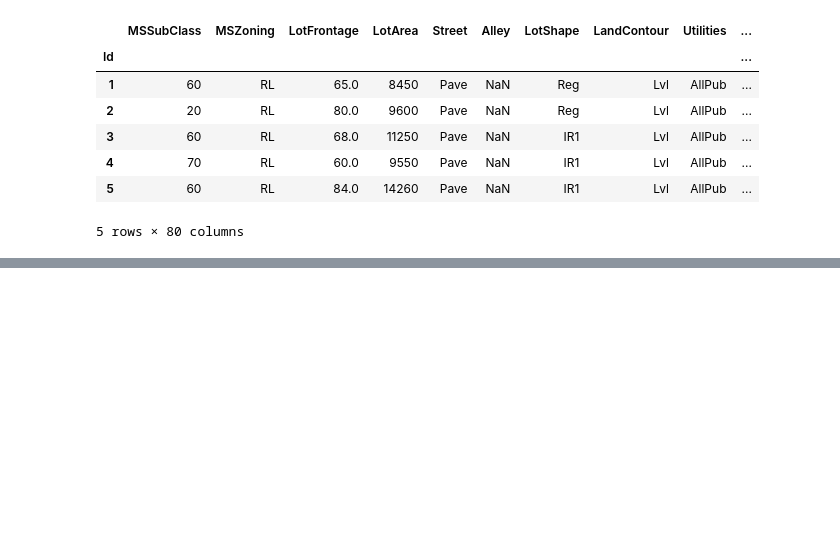
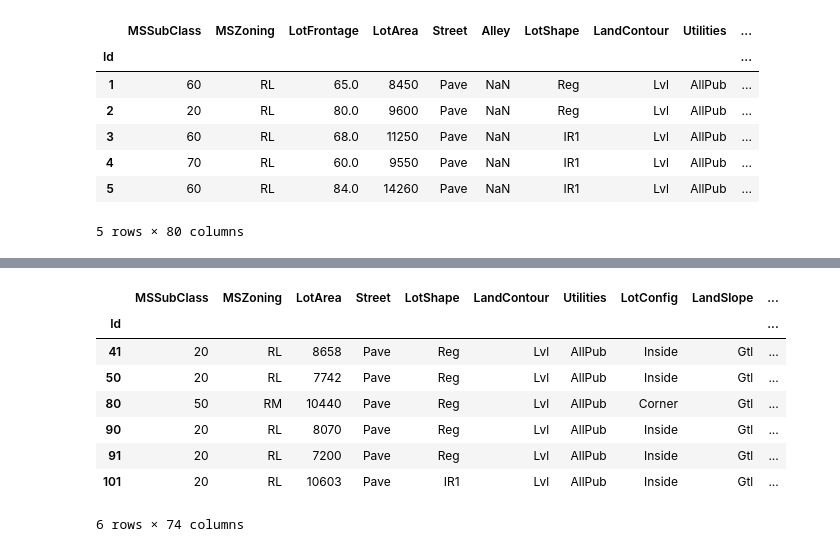
Before and after one commit to naseemap47/predictHousePrices-DeepLearning-python, a Jupyter notebook: jupyter_notebook.ipynb, the cells around one changed output, grey strips where cells are left out. Drawn from its saved outputs; the diff is of its cells as text; code cells hidden in the pictures; blank space fills up the shorter version.

Commit message:
Data cleaning for Test Data Completed

```diff
--- a/jupyter_notebook.ipynb
+++ b/jupyter_notebook.ipynb
@@ -16,0 +46,5 @@ data.head()
+# %%
+data = data.drop(['PoolQC', 'MiscFeature', 'Alley',
+                  'Fence', 'FireplaceQu', 'LotFrontage'],
+                 axis=1)
+data.shape
@@ -16,0 +92,3 @@ data.head()
+# %%
+data.GarageType = data.GarageType.fillna('No Garage')
+missing_values(data, 13)
@@ -16,0 +126,14 @@ data.head()
+# %%
+# finding index of missing values
+idx = data[data['GarageYrBlt'].isnull()].index.tolist()
+data.iloc[idx].head(6)
+# %% [output]
+|  | MSSubClass | MSZoning | LotArea | Street | LotShape | LandContour | Utilities | LotConfig | LandSlope | ... |
+| Id |  |  |  |  |  |  |  |  |  | ... |
+| 41 | 20 | RL | 8658 | Pave | Reg | Lvl | AllPub | Inside | Gtl | ... |
+| 50 | 20 | RL | 7742 | Pave | Reg | Lvl | AllPub | Inside | Gtl | ... |
+| 80 | 50 | RM | 10440 | Pave | Reg | Lvl | AllPub | Corner | Gtl | ... |
+| 90 | 20 | RL | 8070 | Pave | Reg | Lvl | AllPub | Inside | Gtl | ... |
+| 91 | 20 | RL | 7200 | Pave | Reg | Lvl | AllPub | Inside | Gtl | ... |
+| 101 | 20 | RL | 10603 | Pave | IR1 | Lvl | AllPub | Inside | Gtl | ... |
+6 rows × 74 columns
```
Also changed, not shown: parts of 46 cells of this notebook.
